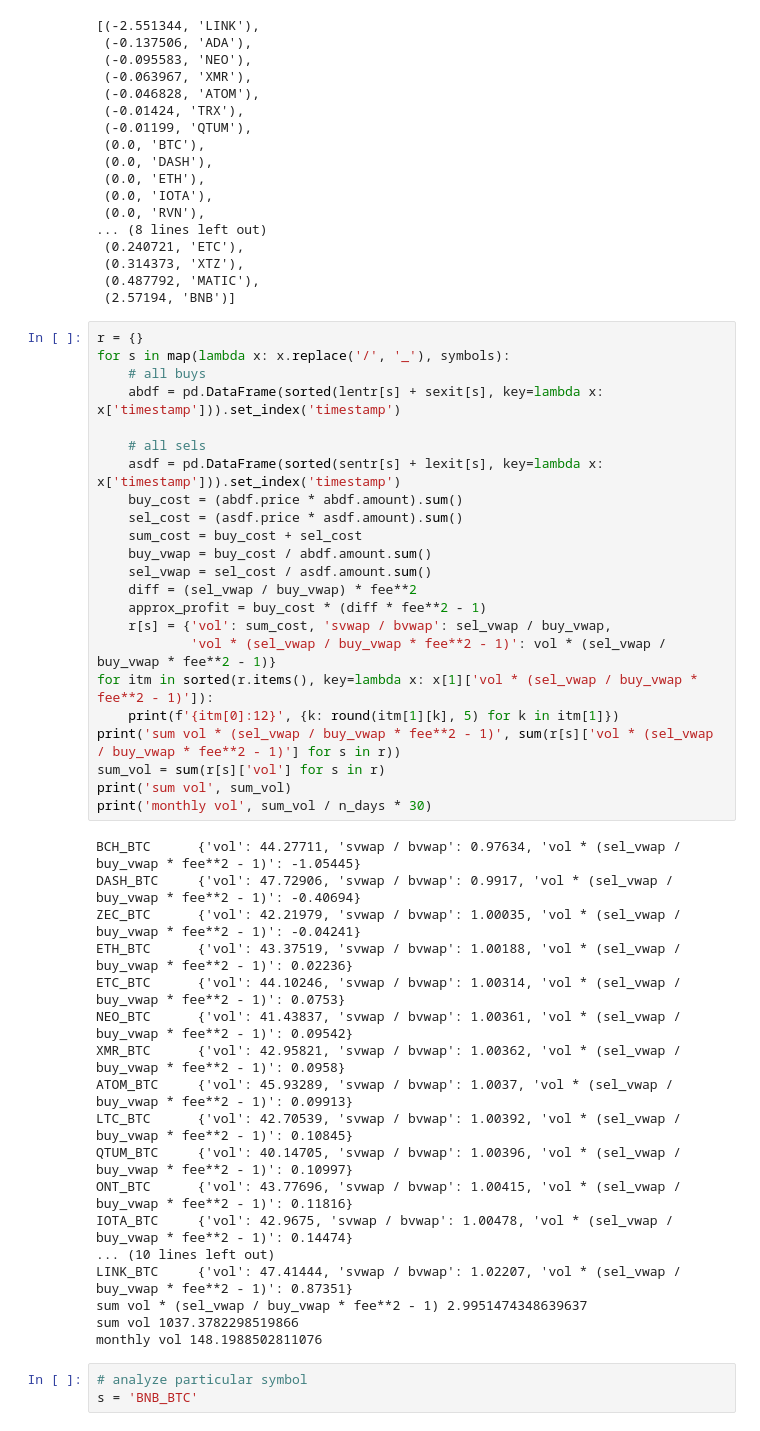
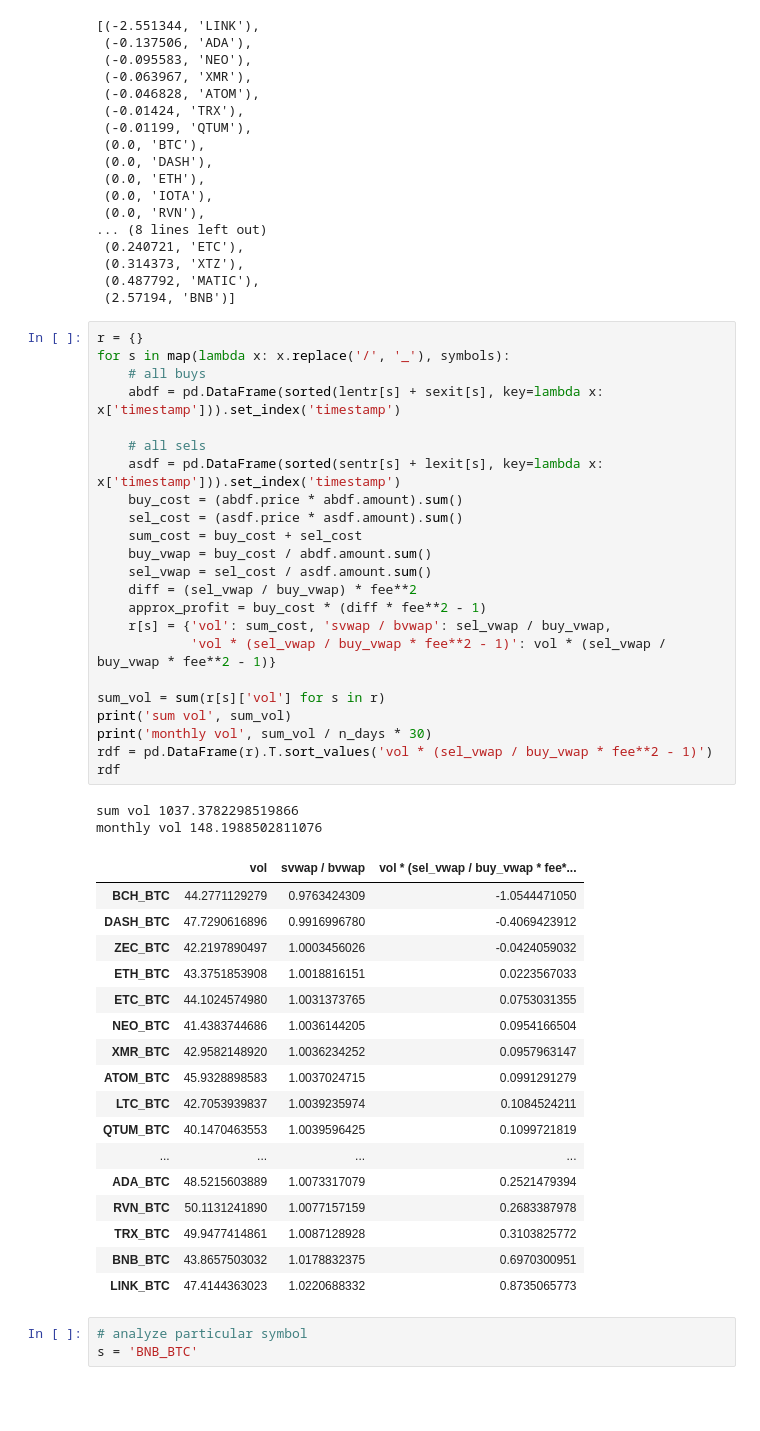
Before and after one commit to enarjord/passivbot_binance_isolated_margin_legacy, a Jupyter notebook: backtesting_notes.ipynb, the cells around one changed output. Cells and saved outputs as stored; diff of their text form; blank space fills up the shorter version.

```diff
--- a/backtesting_notes.ipynb
+++ b/backtesting_notes.ipynb
@@ -164,44 +164,46 @@ sorted([(round(e[1], 6), e[0]) for e in dict(bldf.iloc[-1]).items() if 'acc' not
 # %%
 r = {}
 for s in map(lambda x: x.replace('/', '_'), symbols):
     # all buys
     abdf = pd.DataFrame(sorted(lentr[s] + sexit[s], key=lambda x: x['timestamp'])).set_index('timestamp')
 
     # all sels
     asdf = pd.DataFrame(sorted(sentr[s] + lexit[s], key=lambda x: x['timestamp'])).set_index('timestamp')
     buy_cost = (abdf.price * abdf.amount).sum()
     sel_cost = (asdf.price * asdf.amount).sum()
     sum_cost = buy_cost + sel_cost
     buy_vwap = buy_cost / abdf.amount.sum()
     sel_vwap = sel_cost / asdf.amount.sum()
     diff = (sel_vwap / buy_vwap) * fee**2
     approx_profit = buy_cost * (diff * fee**2 - 1)
     r[s] = {'vol': sum_cost, 'svwap / bvwap': sel_vwap / buy_vwap,
             'vol * (sel_vwap / buy_vwap * fee**2 - 1)': vol * (sel_vwap / buy_vwap * fee**2 - 1)}
-for itm in sorted(r.items(), key=lambda x: x[1]['vol * (sel_vwap / buy_vwap * fee**2 - 1)']):
-    print(f'{itm[0]:12}', {k: round(itm[1][k], 5) for k in itm[1]})
-print('sum vol * (sel_vwap / buy_vwap * fee**2 - 1)', sum(r[s]['vol * (sel_vwap / buy_vwap * fee**2 - 1)'] for s in r))
+
 sum_vol = sum(r[s]['vol'] for s in r)
 print('sum vol', sum_vol)
 print('monthly vol', sum_vol / n_days * 30)
+rdf = pd.DataFrame(r).T.sort_values('vol * (sel_vwap / buy_vwap * fee**2 - 1)')
+rdf
 # %% [output]
-BCH_BTC      {'vol': 44.27711, 'svwap / bvwap': 0.97634, 'vol * (sel_vwap / buy_vwap * fee**2 - 1)': -1.05445}
-DASH_BTC     {'vol': 47.72906, 'svwap / bvwap': 0.9917, 'vol * (sel_vwap / buy_vwap * fee**2 - 1)': -0.40694}
-ZEC_BTC      {'vol': 42.21979, 'svwap / bvwap': 1.00035, 'vol * (sel_vwap / buy_vwap * fee**2 - 1)': -0.04241}
-ETH_BTC      {'vol': 43.37519, 'svwap / bvwap': 1.00188, 'vol * (sel_vwap / buy_vwap * fee**2 - 1)': 0.02236}
-ETC_BTC      {'vol': 44.10246, 'svwap / bvwap': 1.00314, 'vol * (sel_vwap / buy_vwap * fee**2 - 1)': 0.0753}
-NEO_BTC      {'vol': 41.43837, 'svwap / bvwap': 1.00361, 'vol * (sel_vwap / buy_vwap * fee**2 - 1)': 0.09542}
-XMR_BTC      {'vol': 42.95821, 'svwap / bvwap': 1.00362, 'vol * (sel_vwap / buy_vwap * fee**2 - 1)': 0.0958}
-ATOM_BTC     {'vol': 45.93289, 'svwap / bvwap': 1.0037, 'vol * (sel_vwap / buy_vwap * fee**2 - 1)': 0.09913}
-LTC_BTC      {'vol': 42.70539, 'svwap / bvwap': 1.00392, 'vol * (sel_vwap / buy_vwap * fee**2 - 1)': 0.10845}
-QTUM_BTC     {'vol': 40.14705, 'svwap / bvwap': 1.00396, 'vol * (sel_vwap / buy_vwap * fee**2 - 1)': 0.10997}
-ONT_BTC      {'vol': 43.77696, 'svwap / bvwap': 1.00415, 'vol * (sel_vwap / buy_vwap * fee**2 - 1)': 0.11816}
-IOTA_BTC     {'vol': 42.9675, 'svwap / bvwap': 1.00478, 'vol * (sel_vwap / buy_vwap * fee**2 - 1)': 0.14474}
-... (10 lines left out)
-LINK_BTC     {'vol': 47.41444, 'svwap / bvwap': 1.02207, 'vol * (sel_vwap / buy_vwap * fee**2 - 1)': 0.87351}
-sum vol * (sel_vwap / buy_vwap * fee**2 - 1) 2.9951474348639637
 sum vol 1037.3782298519866
 monthly vol 148.1988502811076
+|  | vol | svwap / bvwap | vol * (sel_vwap / buy_vwap * fee*... |
+| BCH_BTC | 44.2771129279 | 0.9763424309 | -1.0544471050 |
+| DASH_BTC | 47.7290616896 | 0.9916996780 | -0.4069423912 |
+| ZEC_BTC | 42.2197890497 | 1.0003456026 | -0.0424059032 |
+| ETH_BTC | 43.3751853908 | 1.0018816151 | 0.0223567033 |
+| ETC_BTC | 44.1024574980 | 1.0031373765 | 0.0753031355 |
+| NEO_BTC | 41.4383744686 | 1.0036144205 | 0.0954166504 |
+| XMR_BTC | 42.9582148920 | 1.0036234252 | 0.0957963147 |
+| ATOM_BTC | 45.9328898583 | 1.0037024715 | 0.0991291279 |
+| LTC_BTC | 42.7053939837 | 1.0039235974 | 0.1084524211 |
+| QTUM_BTC | 40.1470463553 | 1.0039596425 | 0.1099721819 |
+| ... | ... | ... | ... |
+| ADA_BTC | 48.5215603889 | 1.0073317079 | 0.2521479394 |
+| RVN_BTC | 50.1131241890 | 1.0077157159 | 0.2683387978 |
+| TRX_BTC | 49.9477414861 | 1.0087128928 | 0.3103825772 |
+| BNB_BTC | 43.8657503032 | 1.0178832375 | 0.6970300951 |
+| LINK_BTC | 47.4144363023 | 1.0220688332 | 0.8735065773 |
 # %%
 # analyze particular symbol
 s = 'BNB_BTC'
```
